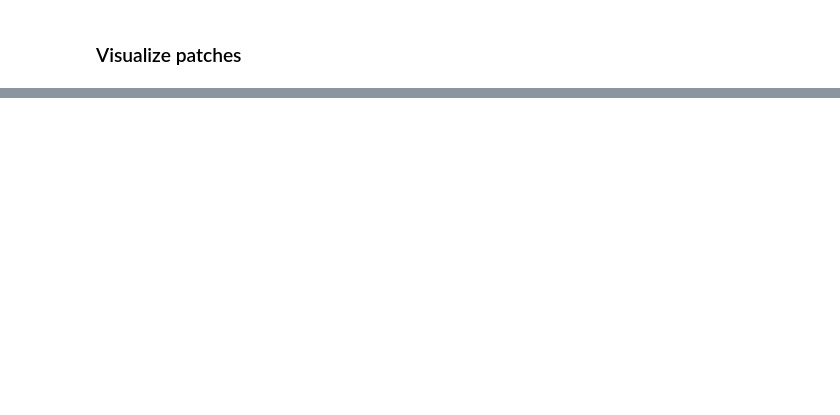
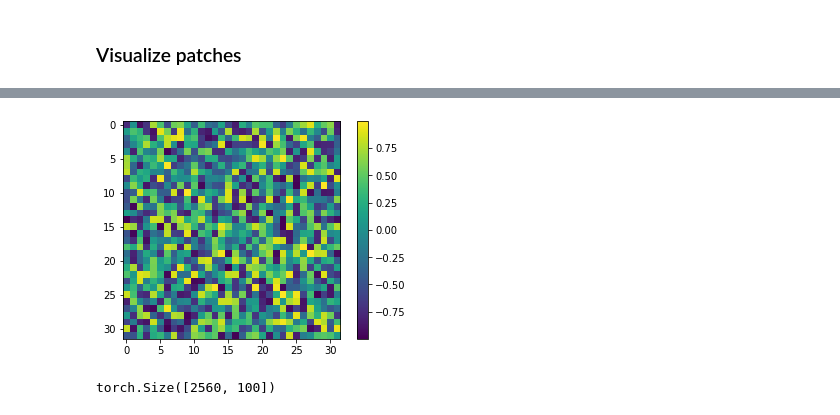
Before and after one commit to rctn/sparsecoding, a Jupyter notebook: examples/sparse_coding.ipynb, the cells around one changed output, grey strips where cells are left out. Cells and saved outputs as stored; diff of their text form; code cells hidden in the pictures; blank space fills up the shorter version.

```diff
--- a/examples/sparse_coding.ipynb
+++ b/examples/sparse_coding.ipynb
@@ -52,0 +60,10 @@ tensor([[0., 0., 0.,  ..., 0., 0., 0.],
+# %%
+plt.imshow(dictionary[:,0].detach().reshape(patch_size_x,patch_size_x))
+plt.colorbar()
+plt.show()
+# %% [output]
+[figure, added]
+# %%
+print(A.shape)
+# %% [output]
+torch.Size([2560, 100])
```
Also changed, not shown: parts of 10 cells of this notebook, 2 other files.
